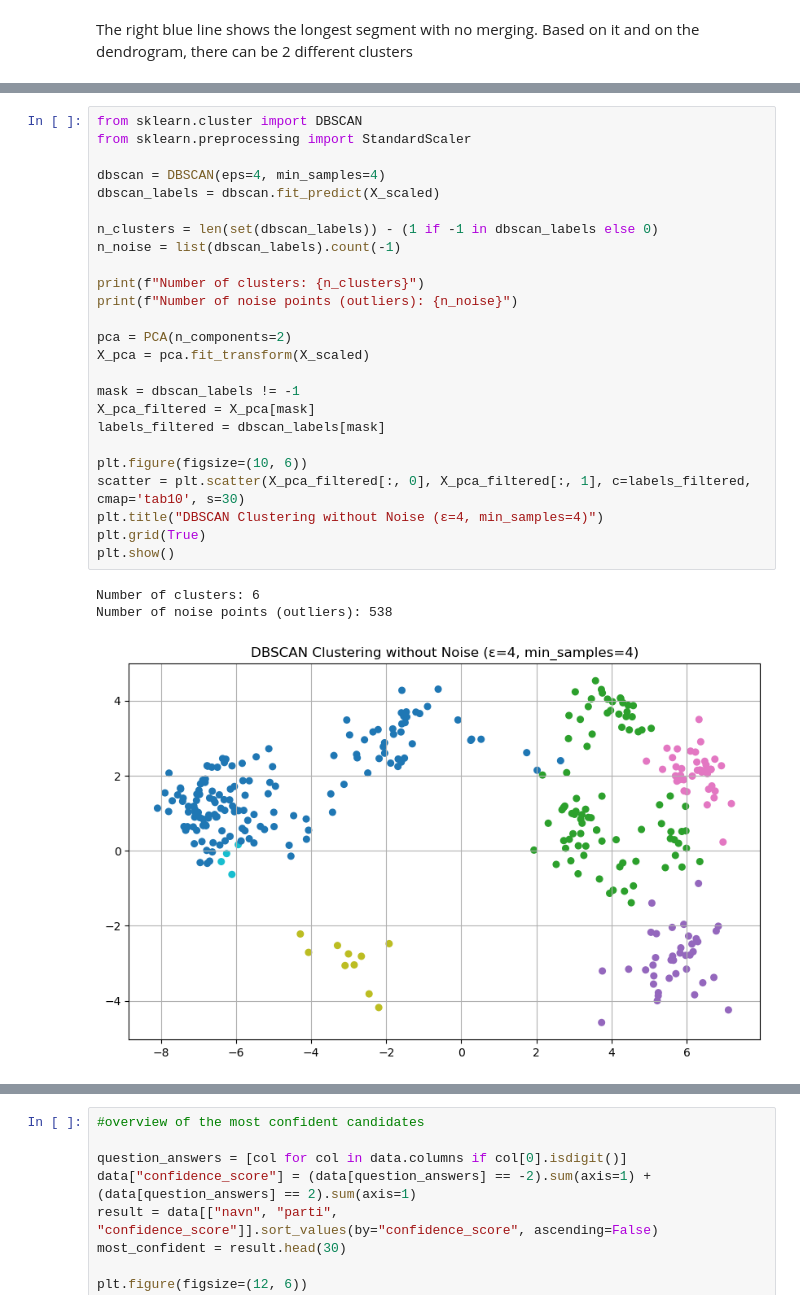
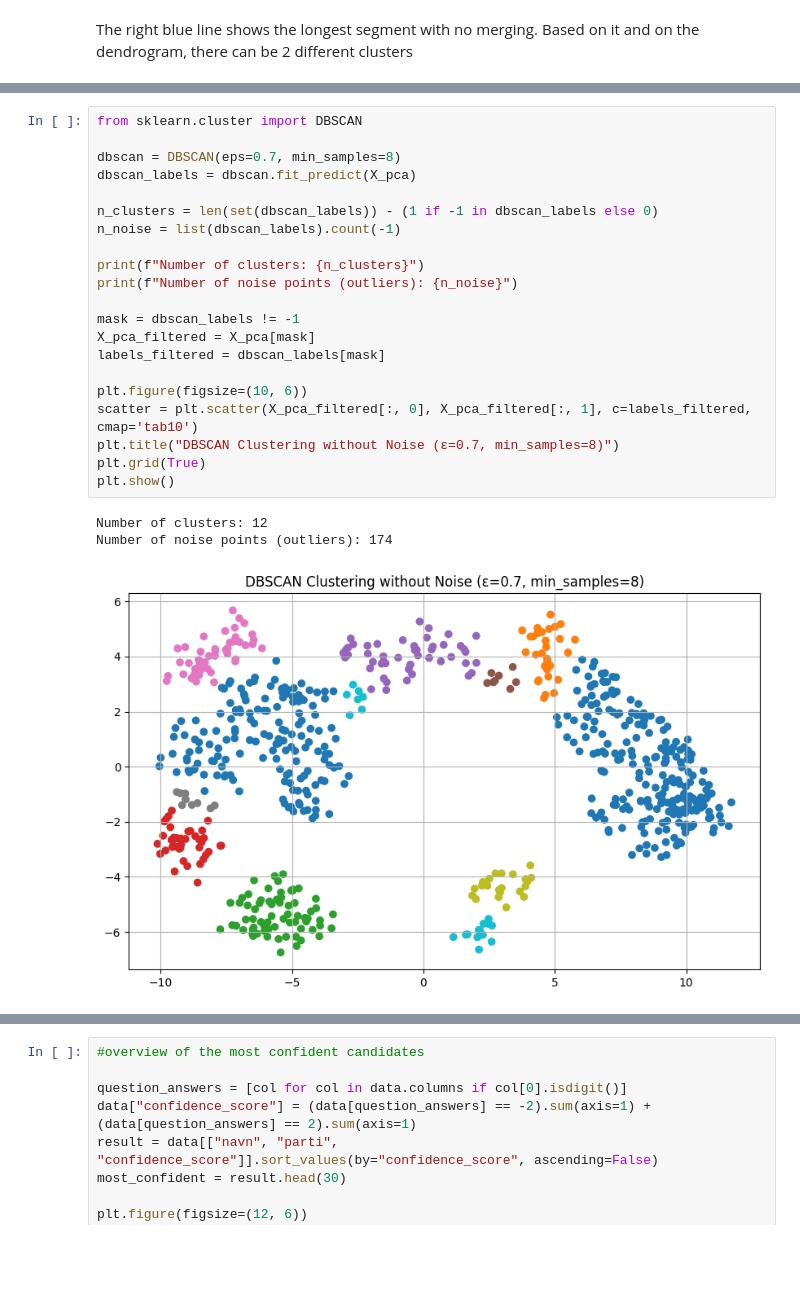
Before and after one commit to dimitur2204/MAL1, a Jupyter notebook: assignment_6/assignment_6.ipynb, the cells around one changed output, grey strips where cells are left out. Cells and saved outputs as stored; diff of their text form; blank space fills up the shorter version.

```diff
--- a/assignment_6/assignment_6.ipynb
+++ b/assignment_6/assignment_6.ipynb
@@ -238,30 +212,26 @@ plt.show()
 # %%
 from sklearn.cluster import DBSCAN
-from sklearn.preprocessing import StandardScaler
 
-dbscan = DBSCAN(eps=4, min_samples=4)
-dbscan_labels = dbscan.fit_predict(X_scaled)
+dbscan = DBSCAN(eps=0.7, min_samples=8)
+dbscan_labels = dbscan.fit_predict(X_pca)
 
 n_clusters = len(set(dbscan_labels)) - (1 if -1 in dbscan_labels else 0)
 n_noise = list(dbscan_labels).count(-1)
 
 print(f"Number of clusters: {n_clusters}")
 print(f"Number of noise points (outliers): {n_noise}")
 
-pca = PCA(n_components=2)
-X_pca = pca.fit_transform(X_scaled)
-
 mask = dbscan_labels != -1
 X_pca_filtered = X_pca[mask]
 labels_filtered = dbscan_labels[mask]
 
 plt.figure(figsize=(10, 6))
-scatter = plt.scatter(X_pca_filtered[:, 0], X_pca_filtered[:, 1], c=labels_filtered, cmap='tab10', s=30)
-plt.title("DBSCAN Clustering without Noise (ε=4, min_samples=4)")
+scatter = plt.scatter(X_pca_filtered[:, 0], X_pca_filtered[:, 1], c=labels_filtered, cmap='tab10')
+plt.title("DBSCAN Clustering without Noise (ε=0.7, min_samples=8)")
 plt.grid(True)
 plt.show()
 # %% [output]
-Number of clusters: 6
-Number of noise points (outliers): 538
+Number of clusters: 12
+Number of noise points (outliers): 174
-[figure, old version]
+[figure, new version]
 # %%
```
Also changed, not shown: parts of 10 cells of this notebook, 10 other files.
